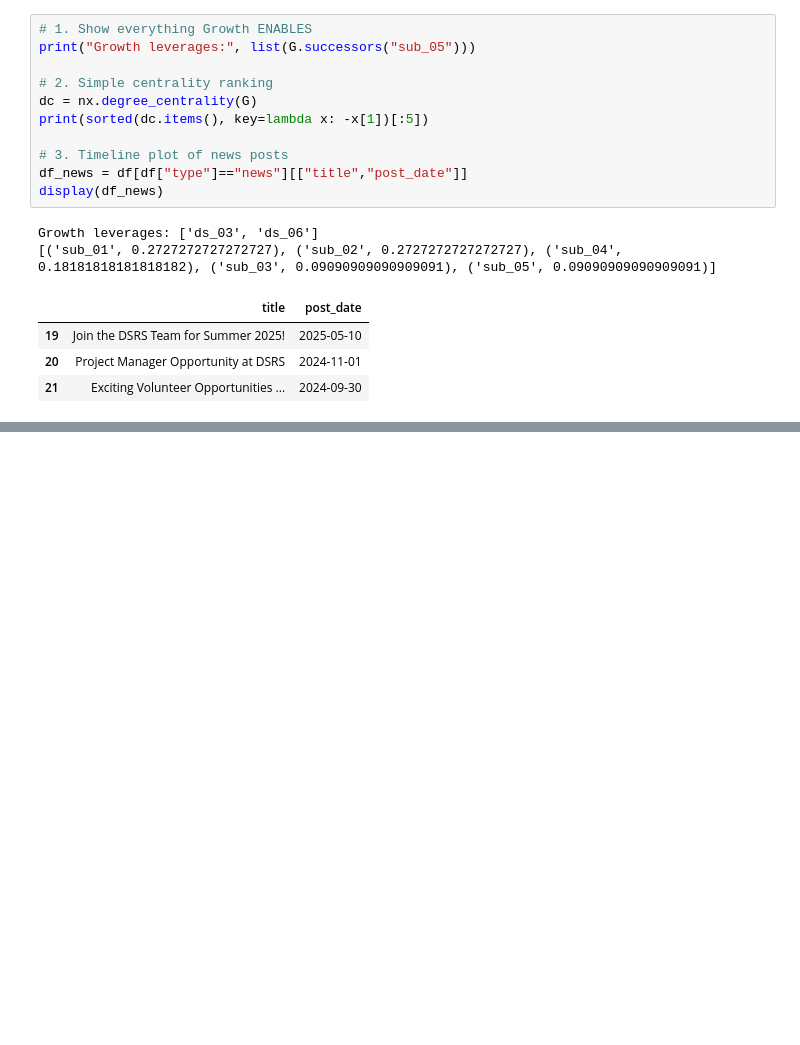
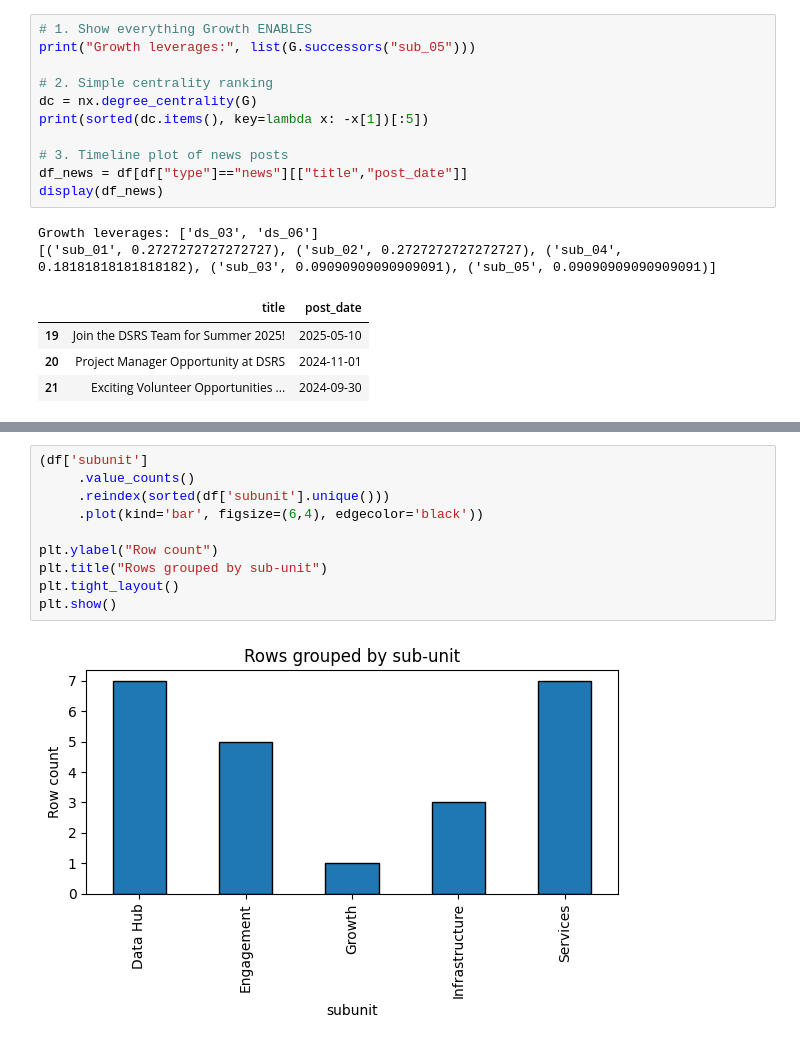
Before and after one commit to sanket1009/dsrs-kb-prototype, a Jupyter notebook: DSRS_KB_Prototype.ipynb, the cells around one changed output, grey strips where cells are left out. Cells and saved outputs as stored; diff of their text form; blank space fills up the shorter version.

```diff
--- a/DSRS_KB_Prototype.ipynb
+++ b/DSRS_KB_Prototype.ipynb
@@ -623,0 +748,12 @@ Growth leverages: ['ds_03', 'ds_06']
+# %%
+(df['subunit']
+     .value_counts()
+     .reindex(sorted(df['subunit'].unique()))
+     .plot(kind='bar', figsize=(6,4), edgecolor='black'))
+
+plt.ylabel("Row count")
+plt.title("Rows grouped by sub-unit")
+plt.tight_layout()
+plt.show()
+# %% [output]
+[figure, added]
```
Also changed, not shown: parts of 21 cells of this notebook.
